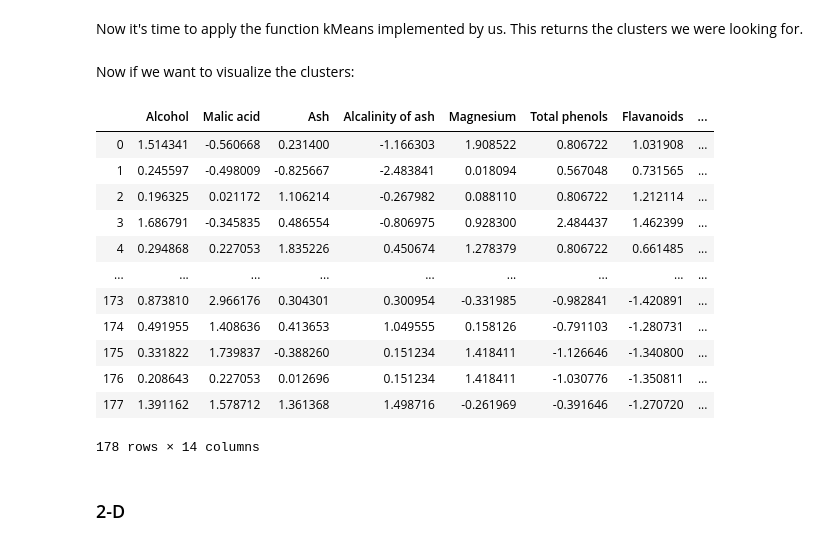
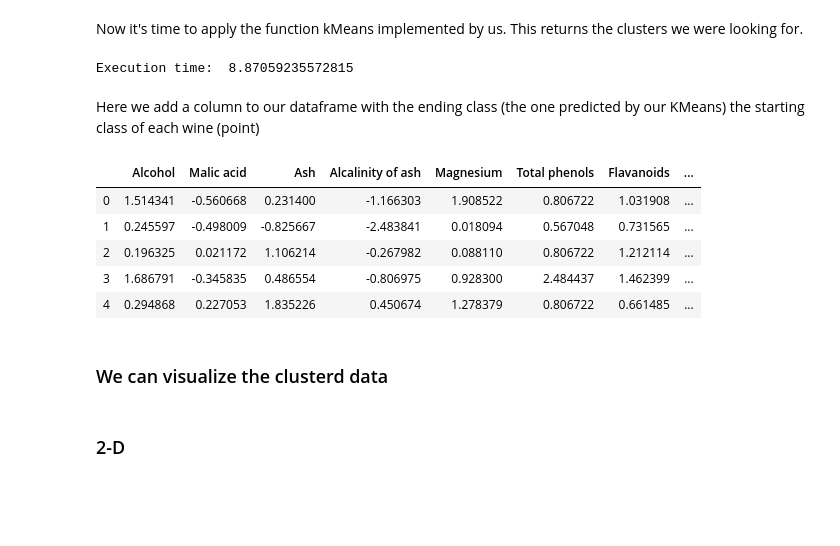
Before and after one commit to elaesme/BloomFilter-KMeans-AlphabeticalSort, a Jupyter notebook: main.ipynb, the cells around one changed output. Cells and saved outputs as stored; diff of their text form; code cells hidden in the pictures; blank space fills up the shorter version.

```diff
--- a/main.ipynb
+++ b/main.ipynb
@@ -31,0 +30,7 @@ The filter should:
+# %%
+# Passwords 1
+passwords1=[]
+with open('passwords1.txt', 'r') as f:
+    for i in range(20000):
+        a= list(f.read((i+1)*21))[21*i:]
+        passwords1.append(''.join(a[:-1]))
@@ -109,33 +167,55 @@ We repeat this enought times (in our case, we choose 100 times).
 # %% [markdown]
 Now it's time to apply the function kMeans implemented by us. This returns the clusters we were looking for.
 # %%
-clusters = clustering_lib.kMeans(3, n_iter, normalized, centroids)
+clusters1 = clustering_lib.kMeans(K, n_iter, normalized, centroids)
+# %% [output]
+Execution time:  8.87059235572815
-# %% [markdown]
-Now if we want to visualize the clusters:
+# %% [markdown]
+Here we add a column to our dataframe with the ending class (the one predicted by our KMeans) the starting class of each wine (point)
 # %%
-clu=[]
+clu1=[]
 for i in range(len(normalized)):
     for j in range(3):
-        if list(normalized.loc[i]) in clusters[j]:
-            clu.append(j)
+        if list(normalized.loc[i]) in clusters1[j]:
+            clu1.append(j)
 
-normalized["class"]= clu
+normalized["class 1"]= clu1
+# %%
+with open('wine.data', 'r') as f:
+    data= list(f.readlines())
+
+for i in range(len(data)):
+    data[i]= data[i][:-1]
+    data[i]= list(map(float, data[i].split(',')))
+
+features=['Target', 'Alcohol', 'Malic acid', 'Ash', 'Alcalinity of ash' , 'Magnesium', 'Total phenols',
+        'Flavanoids', 'Nonflavanoid phenols', 'Proanthocyanins', 'Color intensity', 'Hue',
+        'OD280/OD315 of diluted wines','Proline']
+
+wine= pd.DataFrame(data, columns=features)
+
+lista = list(wine["Target"])
+for i in range(len(lista)):
+    if int(lista[i])==1:
+        lista[i]=0
+    elif int(lista[i])==2:
+        lista[i]=1
+    elif int(lista[i])==3:
+        lista[i]=2
+
+normalized["Old class"]= lista
+#clustering_lib.difference(normalized["Old class"], normalized['class']
 # %%
-normalized
+normalized.head()
 # %% [output]
 |  | Alcohol | Malic acid | Ash | Alcalinity of ash | Magnesium | Total phenols | Flavanoids | ... |
 | 0 | 1.514341 | -0.560668 | 0.231400 | -1.166303 | 1.908522 | 0.806722 | 1.031908 | ... |
 | 1 | 0.245597 | -0.498009 | -0.825667 | -2.483841 | 0.018094 | 0.567048 | 0.731565 | ... |
 | 2 | 0.196325 | 0.021172 | 1.106214 | -0.267982 | 0.088110 | 0.806722 | 1.212114 | ... |
 | 3 | 1.686791 | -0.345835 | 0.486554 | -0.806975 | 0.928300 | 2.484437 | 1.462399 | ... |
 | 4 | 0.294868 | 0.227053 | 1.835226 | 0.450674 | 1.278379 | 0.806722 | 0.661485 | ... |
-| ... | ... | ... | ... | ... | ... | ... | ... | ... |
-| 173 | 0.873810 | 2.966176 | 0.304301 | 0.300954 | -0.331985 | -0.982841 | -1.420891 | ... |
-| 174 | 0.491955 | 1.408636 | 0.413653 | 1.049555 | 0.158126 | -0.791103 | -1.280731 | ... |
-| 175 | 0.331822 | 1.739837 | -0.388260 | 0.151234 | 1.418411 | -1.126646 | -1.340800 | ... |
-| 176 | 0.208643 | 0.227053 | 0.012696 | 0.151234 | 1.418411 | -1.030776 | -1.350811 | ... |
-| 177 | 1.391162 | 1.578712 | 1.361368 | 1.498716 | -0.261969 | -0.391646 | -1.270720 | ... |
-178 rows × 14 columns
+# %% [markdown]
+ ### We can visualize the clusterd data
 # %% [markdown]
 ### 2-D
 # %%
```
Also changed, not shown: parts of 51 cells of this notebook.
